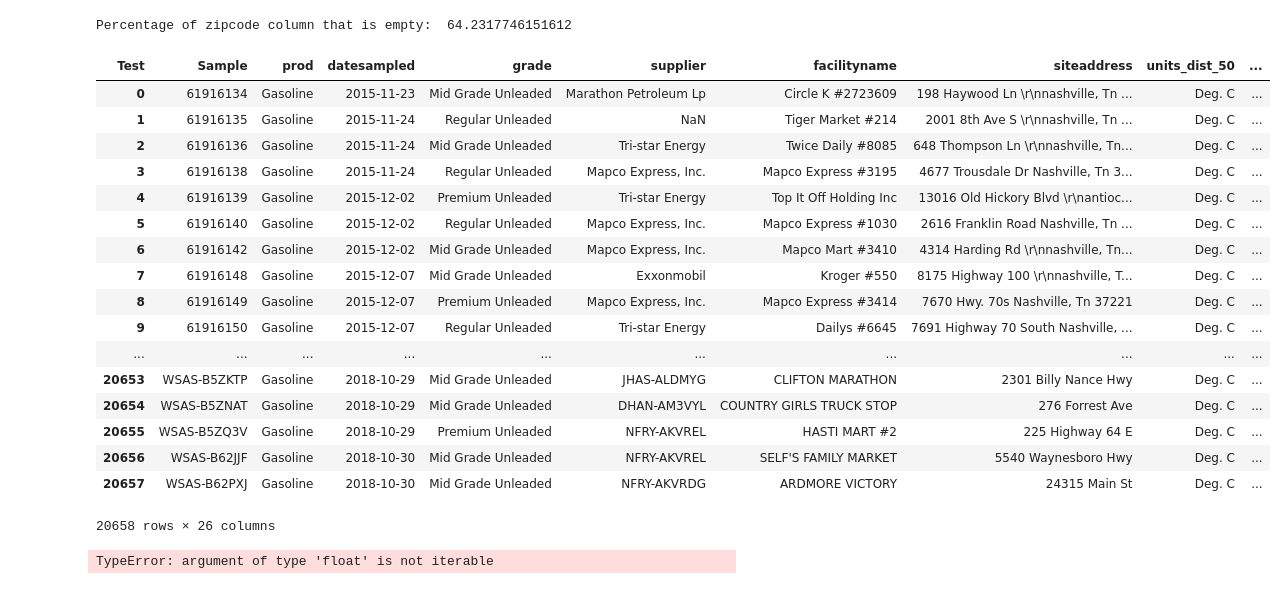
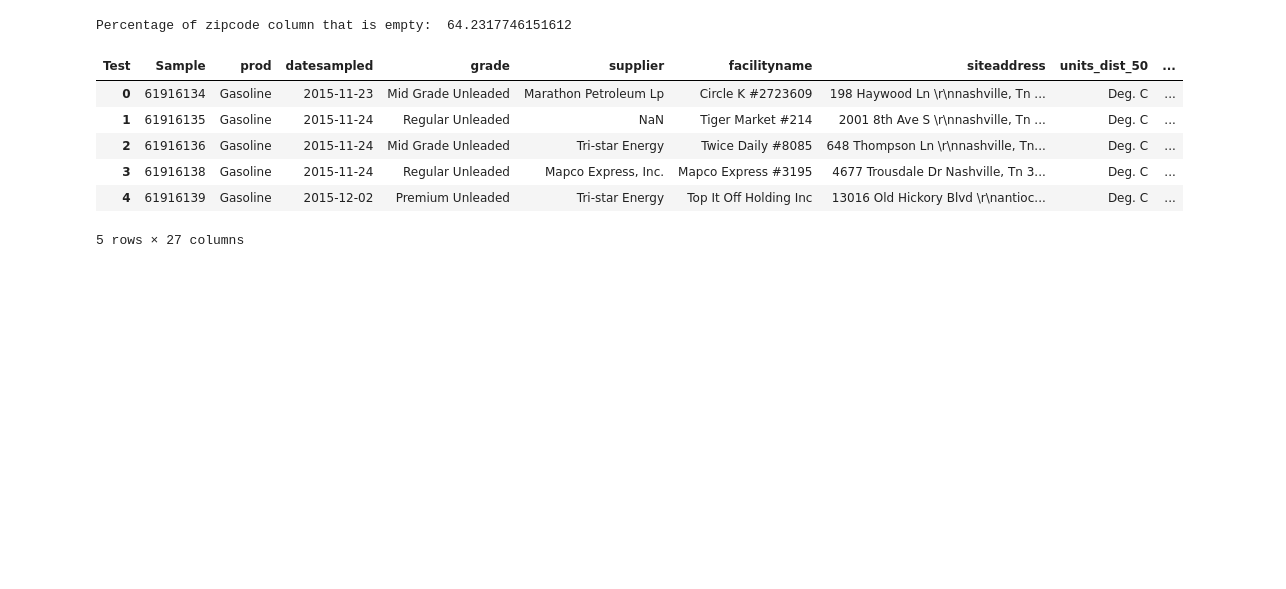
Before and after one commit to mishaberrien/tenessee-fuel-quality-analysis, a Jupyter notebook: notebooks/02_processing/20190629-02-mlb-gasoline-feature-engineering.ipynb, the cells around one changed output. Drawn from its saved outputs; the diff is of its cells as text; code cells hidden in the pictures; blank space fills up the shorter version.

```diff
--- a/notebooks/02_processing/20190629-02-mlb-gasoline-feature-engineering.ipynb
+++ b/notebooks/02_processing/20190629-02-mlb-gasoline-feature-engineering.ipynb
@@ -247,21 +244,15 @@ df_merged.drop(columns=['str_split'], inplace=True)
+# %%
+df_merged.drop(columns=['str_split'], inplace=True)
+df_merged['city'] = ', Tn'
+df_merged['siteaddress_city'] = df_merged['siteaddress'] + df_merged['city']
+df_merged.drop(columns=['city'], inplace=True)
 # %%
-df_merged
+df_merged.head()
 # %% [output]
 | Test | Sample | prod | datesampled | grade | supplier | facilityname | siteaddress | units_dist_50 | ... |
 | 0 | 61916134 | Gasoline | 2015-11-23 | Mid Grade Unleaded | Marathon Petroleum Lp | Circle K #2723609 | 198 Haywood Ln \r\nnashville, Tn ... | Deg. C | ... |
 | 1 | 61916135 | Gasoline | 2015-11-24 | Regular Unleaded | NaN | Tiger Market #214 | 2001 8th Ave S \r\nnashville, Tn ... | Deg. C | ... |
 | 2 | 61916136 | Gasoline | 2015-11-24 | Mid Grade Unleaded | Tri-star Energy | Twice Daily #8085 | 648 Thompson Ln \r\nnashville, Tn... | Deg. C | ... |
 | 3 | 61916138 | Gasoline | 2015-11-24 | Regular Unleaded | Mapco Express, Inc. | Mapco Express #3195 | 4677 Trousdale Dr Nashville, Tn 3... | Deg. C | ... |
 | 4 | 61916139 | Gasoline | 2015-12-02 | Premium Unleaded | Tri-star Energy | Top It Off Holding Inc | 13016 Old Hickory Blvd \r\nantioc... | Deg. C | ... |
-| 5 | 61916140 | Gasoline | 2015-12-02 | Regular Unleaded | Mapco Express, Inc. | Mapco Express #1030 | 2616 Franklin Road Nashville, Tn ... | Deg. C | ... |
-| 6 | 61916142 | Gasoline | 2015-12-02 | Mid Grade Unleaded | Mapco Express, Inc. | Mapco Mart #3410 | 4314 Harding Rd \r\nnashville, Tn... | Deg. C | ... |
-| 7 | 61916148 | Gasoline | 2015-12-07 | Mid Grade Unleaded | Exxonmobil | Kroger #550 | 8175 Highway 100 \r\nnashville, T... | Deg. C | ... |
-| 8 | 61916149 | Gasoline | 2015-12-07 | Premium Unleaded | Mapco Express, Inc. | Mapco Express #3414 | 7670 Hwy. 70s Nashville, Tn 37221 | Deg. C | ... |
-| 9 | 61916150 | Gasoline | 2015-12-07 | Regular Unleaded | Tri-star Energy | Dailys #6645 | 7691 Highway 70 South Nashville, ... | Deg. C | ... |
-| ... | ... | ... | ... | ... | ... | ... | ... | ... | ... |
-| 20653 | WSAS-B5ZKTP | Gasoline | 2018-10-29 | Mid Grade Unleaded | JHAS-ALDMYG | CLIFTON MARATHON | 2301 Billy Nance Hwy | Deg. C | ... |
-| 20654 | WSAS-B5ZNAT | Gasoline | 2018-10-29 | Mid Grade Unleaded | DHAN-AM3VYL | COUNTRY GIRLS TRUCK STOP | 276 Forrest Ave | Deg. C | ... |
-| 20655 | WSAS-B5ZQ3V | Gasoline | 2018-10-29 | Premium Unleaded | NFRY-AKVREL | HASTI MART #2 | 225 Highway 64 E | Deg. C | ... |
-| 20656 | WSAS-B62JJF | Gasoline | 2018-10-30 | Mid Grade Unleaded | NFRY-AKVREL | SELF'S FAMILY MARKET | 5540 Waynesboro Hwy | Deg. C | ... |
-| 20657 | WSAS-B62PXJ | Gasoline | 2018-10-30 | Mid Grade Unleaded | NFRY-AKVRDG | ARDMORE VICTORY | 24315 Main St | Deg. C | ... |
-20658 rows × 26 columns
+5 rows × 27 columns
@@ -270,11 +258,0 @@ address = df_merged['siteaddress']
-# %%
-address_new = []
-address.astype('str')
-for i in address:
-    if 'Tn' in i:
-        address_new.append(i)
-    else:
-        n = i + ', Tn'
-        address_new.append(n)
-# %% [output]
-TypeError: argument of type 'float' is not iterable
```
Also changed, not shown: parts of 6 cells of this notebook.
